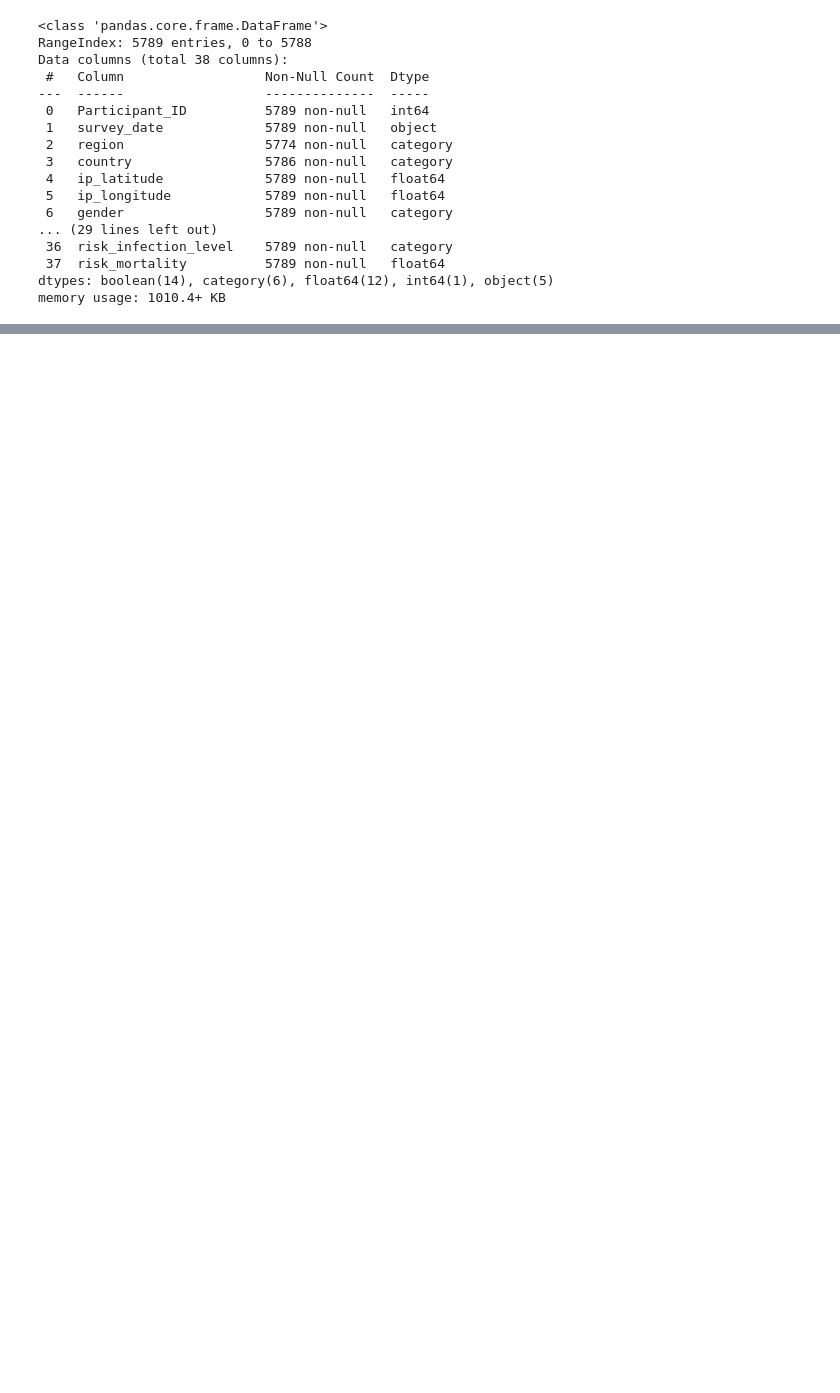
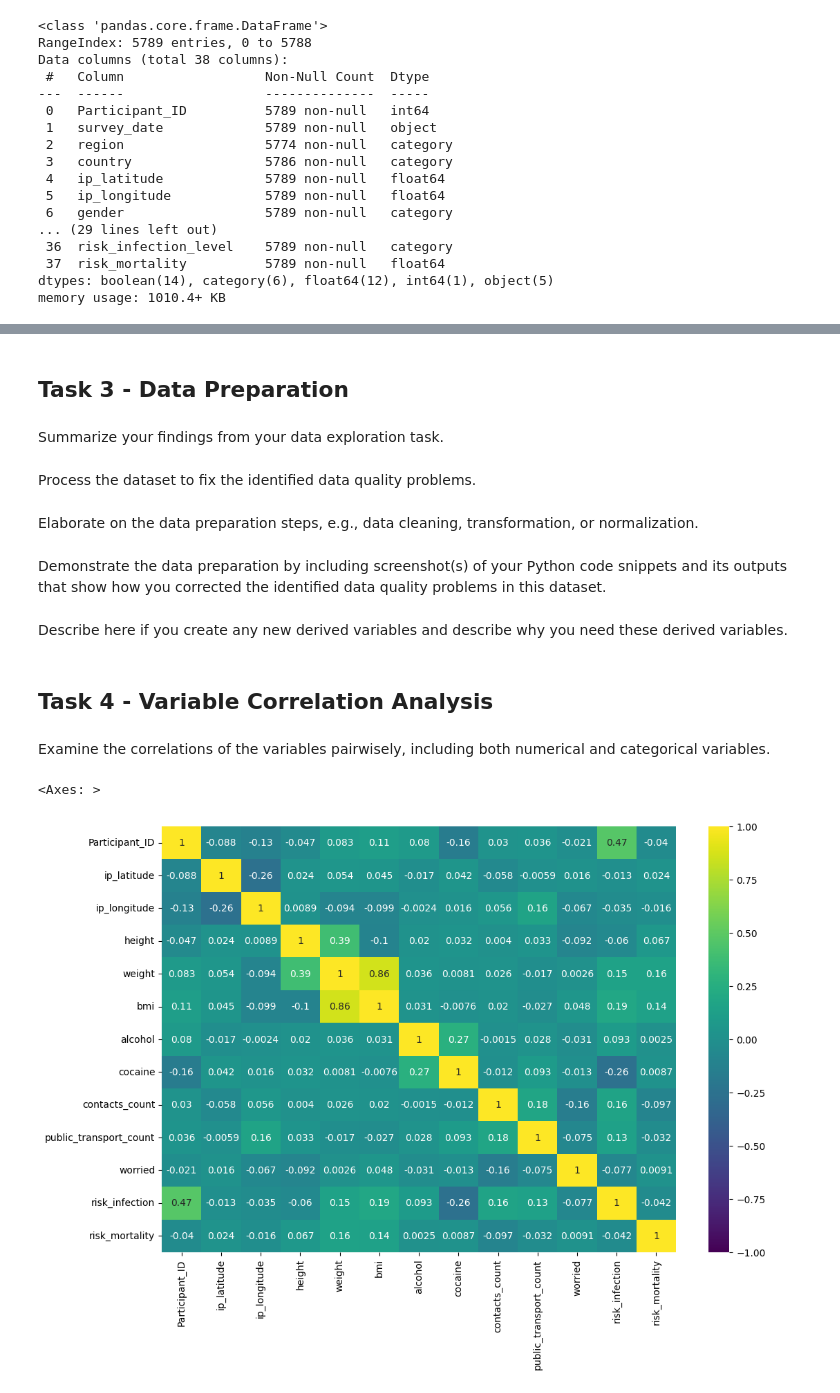
Before and after one commit to edanfisher/QUT, a Jupyter notebook: IFN509_Assignment2.ipynb, the cells around one changed output, grey strips where cells are left out. Saved outputs shown, nothing was run; the diff lists cells and outputs as text; code cells hidden in the pictures; blank space fills up the shorter version.

```diff
--- a/IFN509_Assignment2.ipynb
+++ b/IFN509_Assignment2.ipynb
@@ -174,0 +271,29 @@ memory usage: 1010.4+ KB
+# %% [markdown]
+## Task 3 - Data Preparation
+# %% [markdown]
+Summarize your findings from your data exploration task.
+# %% [markdown]
+Process the dataset to fix the identified data quality problems.
+# %% [markdown]
+Elaborate on the data preparation steps, e.g., data cleaning, transformation, or
+normalization.
+# %% [markdown]
+Demonstrate the data preparation by including screenshot(s) of your Python code
+snippets and its outputs that show how you corrected the identified data quality
+problems in this dataset.
+# %% [markdown]
+Describe here if you create any new derived variables and describe why you need these
+derived variables.
+# %% [markdown]
+## Task 4 - Variable Correlation Analysis
+# %% [markdown]
+Examine the correlations of the variables pairwisely, including both numerical and
+categorical variables.
+# %%
+numeric_columns_df = df.select_dtypes(np.number)
+# %%
+plt.figure(figsize=(12,8))
+sns.heatmap(numeric_columns_df.corr(),annot=True,cmap='viridis',vmin=-1,vmax=1)
+# %% [output]
+<Axes: >
+[figure, added]
```
Also changed, not shown: parts of 26 cells of this notebook.
